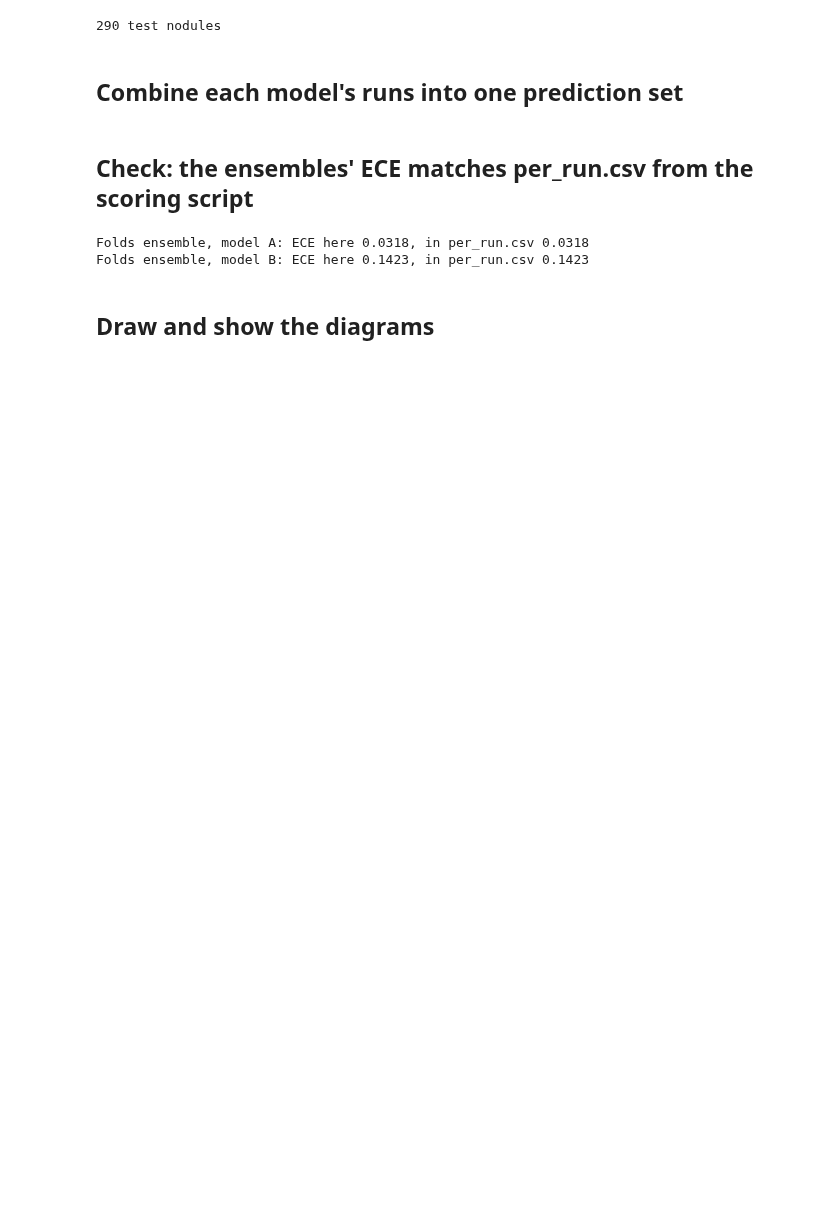
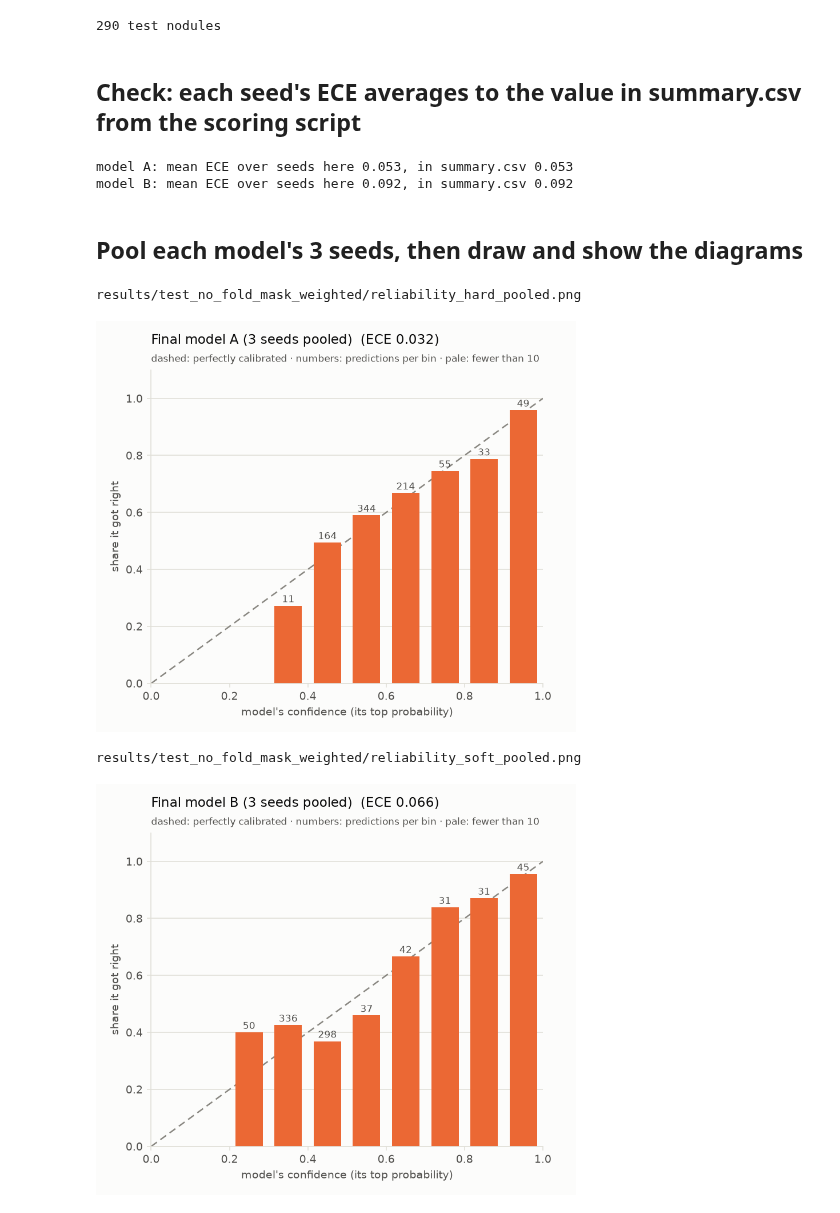
Before and after one commit to CaNtHinkOfaUser/Classifying-malignancy-in-lung-nodules-using-deep-learning-models, a Jupyter notebook: Model/reliability_test.ipynb, the cells around one changed output. Drawn from its saved outputs; the diff is of its cells as text; code cells hidden in the pictures; blank space fills up the shorter version.

```diff
--- a/Model/reliability_test.ipynb
+++ b/Model/reliability_test.ipynb
@@ -45,33 +54,28 @@ print(f"{len(test)} test nodules")
 # %% [output]
 290 test nodules
 # %% [markdown]
-## Combine each model's runs into one prediction set
+## Check: each seed's ECE averages to the value in summary.csv from the scoring script
 # %%
-def probs_of(run_dir):
-    """One run's test probabilities, rows in the order of the test nodules."""
-    preds = pd.read_csv(run_dir / "test_preds.csv").set_index("nodule_key")
-    return preds.loc[test.index, P_COLS].to_numpy()
-
-diagrams = []     # (title, probs, true ratings, output file)
-for kind, model in (("hard", "A"), ("soft", "B")):
-    # single split: pool the 3 seeds, so each test nodule appears 3 times (once per seed)
-    pooled = np.concatenate([probs_of(SINGLE_DIR / f"{kind}_seed{s}") for s in SEEDS])
-    diagrams.append((f"Single split, model {model} (3 seeds pooled)", pooled, np.tile(hard, len(SEEDS)),
-                     SINGLE_OUT / f"reliability_{kind}_pooled.png"))
-    # folds: the ensemble, the 4 fold models' probabilities averaged per nodule
-    ensemble = np.mean([probs_of(FOLDS_DIR / f"{kind}_fold{k}") for k in FOLDS], axis=0)
-    diagrams.append((f"Folds ensemble, model {model}", ensemble, hard,
-                     FOLDS_OUT / f"reliability_{kind}_ensemble.png"))
+summary = pd.read_csv(OUT_DIR / "summary.csv", header=[0, 1], index_col=0)
+for kind, m in KINDS.items():
+    mean_ece = np.mean([M.ece(probs_of(f"{kind}_seed{s}"), hard) for s in SEEDS])
+    print(f"model {m}: mean ECE over seeds here {mean_ece:.3f}, in summary.csv {summary.filter(like=m, axis=0)[('ece', 'mean')].iloc[0]:.3f}")
+# %% [output]
+model A: mean ECE over seeds here 0.053, in summary.csv 0.053
+model B: mean ECE over seeds here 0.092, in summary.csv 0.092
 # %% [markdown]
-## Check: the ensembles' ECE matches per_run.csv from the scoring script
+## Pool each model's 3 seeds, then draw and show the diagrams
 # %%
-per_run = pd.read_csv(FOLDS_OUT / "per_run.csv").set_index("run")
-for title, probs, h, _ in diagrams:
-    if "ensemble" in title:
-        kind = "hard" if "model A" in title else "soft"
-        print(f"{title}: ECE here {M.ece(probs, h):.4f}, in per_run.csv {per_run.loc[f'{kind}_ensemble', 'ece']:.4f}")
+matplotlib.use("Agg")      # _reliability_png saves to a file; the saved file is shown below
+for kind, m in KINDS.items():
+    pooled = np.concatenate([probs_of(f"{kind}_seed{s}") for s in SEEDS])
+    h = np.tile(hard, len(SEEDS))          # each test nodule appears once per seed
+    path = OUT_DIR / f"reliability_{kind}_pooled.png"
+    _reliability_png(pooled, h, M.ece(pooled, h), f"Final model {m} (3 seeds pooled)", path, counted="predictions")
+    print(path.relative_to(PROJECT))
+    display(Image(filename=str(path), width=480))
 # %% [output]
-Folds ensemble, model A: ECE here 0.0318, in per_run.csv 0.0318
-Folds ensemble, model B: ECE here 0.1423, in per_run.csv 0.1423
+results/test_no_fold_mask_weighted/reliability_hard_pooled.png
+[figure, added]
+results/test_no_fold_mask_weighted/reliability_soft_pooled.png
+[figure, added]
-# %% [markdown]
-## Draw and show the diagrams
```
Also changed, not shown: parts of 3 cells of this notebook, 8 other files.
